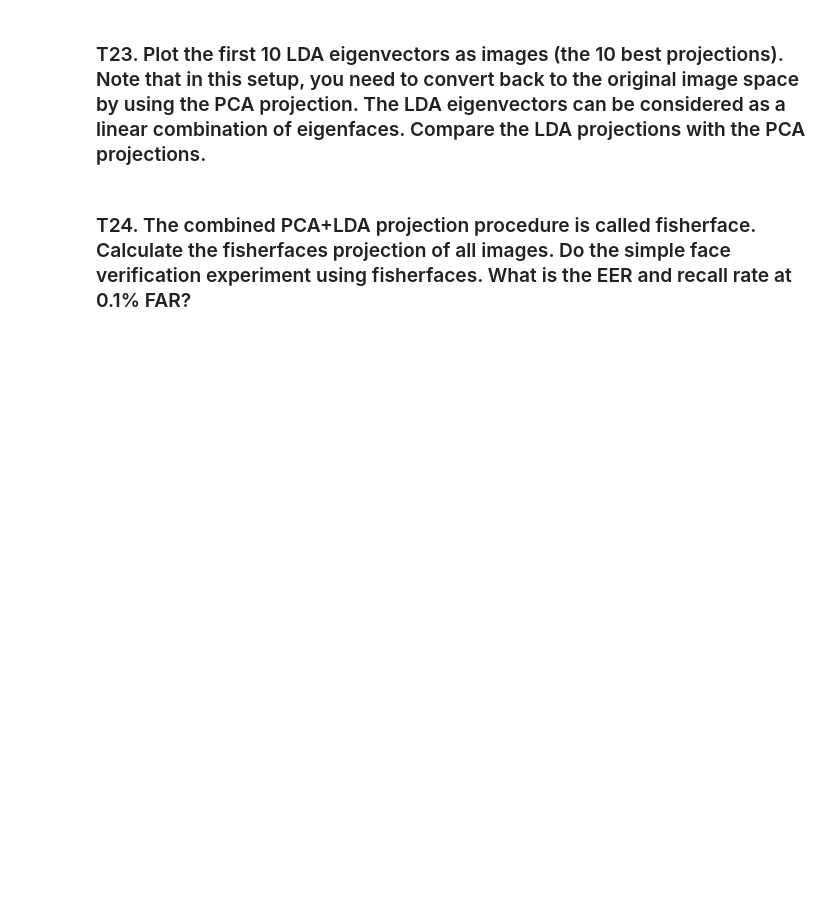
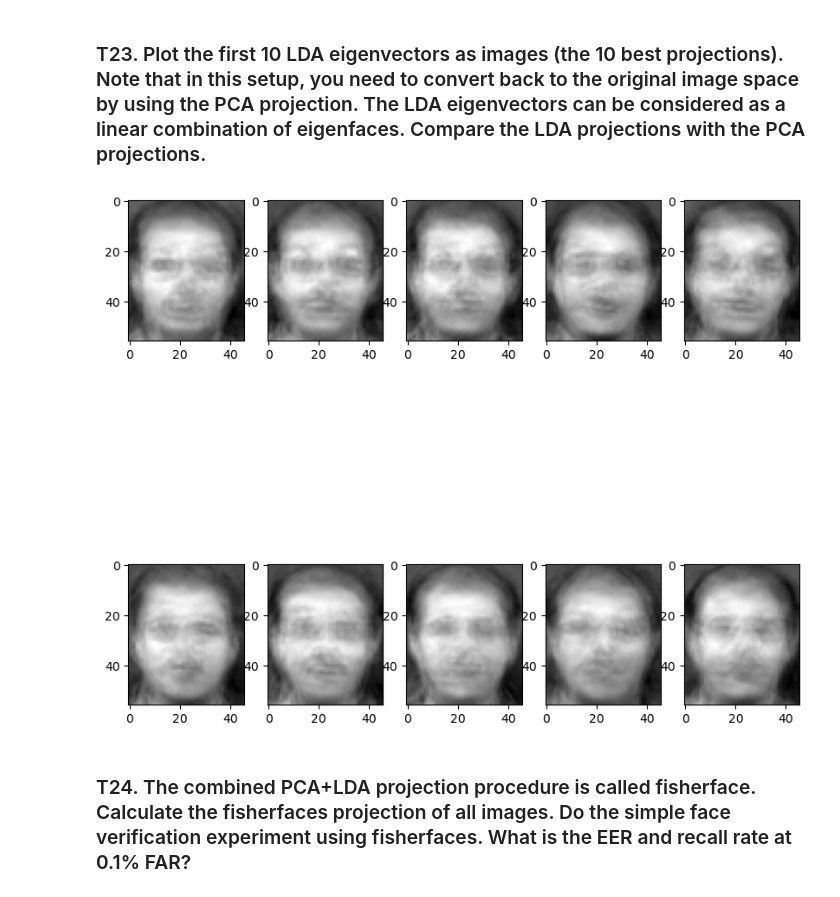
Before and after one commit to Mond45/pattern_recognition, a Jupyter notebook: hw3/HW3_Fisherfaces(student).ipynb, the cells around one changed output. Cells and saved outputs as stored; diff of their text form; code cells hidden in the pictures; blank space fills up the shorter version.

```diff
--- a/hw3/HW3_Fisherfaces(student).ipynb
+++ b/hw3/HW3_Fisherfaces(student).ipynb
@@ -680,12 +636,32 @@ k=14 EER=0.9178571428571428
     ANS:
 # %%
 # TODO: Define dimension of PCA.
-n_dim = ...
-
+n_dim = 80
+T_reduced = calculate_projection_vectors(T, meanface, v, n_dim).reshape(-1, 3, 80)
+D_reduced = calculate_projection_vectors(D, meanface, v, n_dim).reshape(-1, 7, 80)
 # TODO: Find PCA of T and D with n_dim dimension.
 # %% [markdown]
 ### T22. Using the answer to the previous question, project the original in- put to the PCA subspace. Find the LDA projections. To find the inverse, use −1 numpy.linalg.inv. Is $S_W$ $S_B$ symmetric? Can we still use numpy.linalg.eigh? How many non-zero eigenvalues are there?
+# %%
+def calculate_lda_projection(matrix, faces, classes=40, n_dim=80):
+    reduced = matrix.reshape(-1, faces, n_dim)
+    mean = reduced.mean(axis=1)
+    global_mean = mean.mean(axis=0)
+    Sb = np.zeros((n_dim, n_dim))
+    Sw = np.zeros((n_dim, n_dim))
+    for i in range(classes):
+        for j in range(faces):
+            Sw += np.outer(reduced[i, j] - mean[i], reduced[i, j] - mean[i])
+    for i in range(classes):
+        Sb += np.outer(mean[i] - global_mean, mean[i] - global_mean)
+    eigenvalues, eigenvectors = np.linalg.eig(np.linalg.inv(Sw) @ Sb)
+    idx = eigenvalues.argsort()[::-1]
+    eigenvalues = eigenvalues[idx]
+    eigenvectors = eigenvectors[:, idx]
+
+    return eigenvalues, eigenvectors
 # %%
 # TODO: Find the LDA projection.
+eigenvalues, w = calculate_lda_projection(T_reduced, 3)
 # %%
 # TODO: Find how many non-zero eigenvalues there are.
@@ -698,2 +675,12 @@ n_dim = ...
+# %%
+# INSERT CODE HERE
+img = (meanface.reshape(-1, 1) + v[:, :80] @ w[:, :10]).reshape(56, 46, -1)
+plt.figure(figsize=(10, 10))
+plt.tight_layout()
+for i in range(10):
+    plt.subplot(2, 5, i + 1)
+    plt.imshow(np.real(img[:, :, i]), cmap="gray")
+# %% [output]
+[figure, added]
 # %% [markdown]
 ### T24. The combined PCA+LDA projection procedure is called fisherface. Calculate the fisherfaces projection of all images. Do the simple face verification experiment using fisherfaces. What is the EER and recall rate at 0.1% FAR?
```
Also changed, not shown: parts of 26 cells of this notebook.
